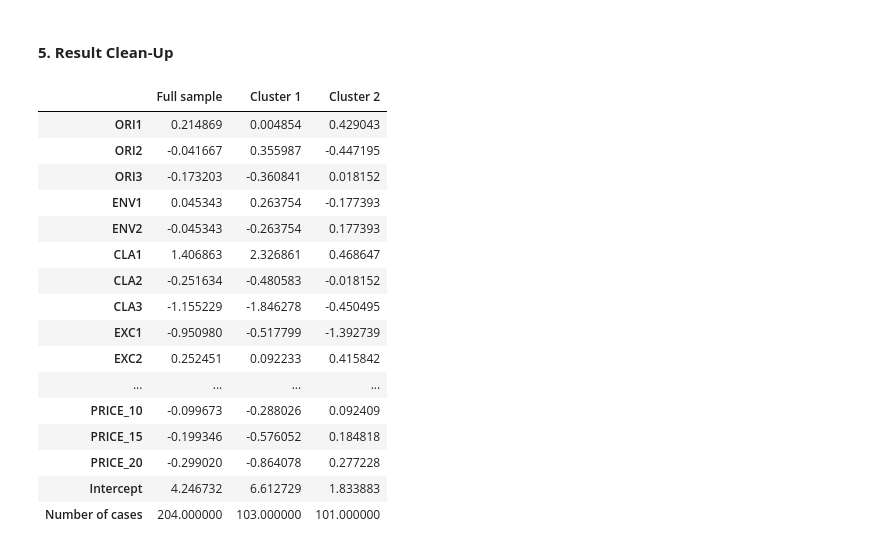
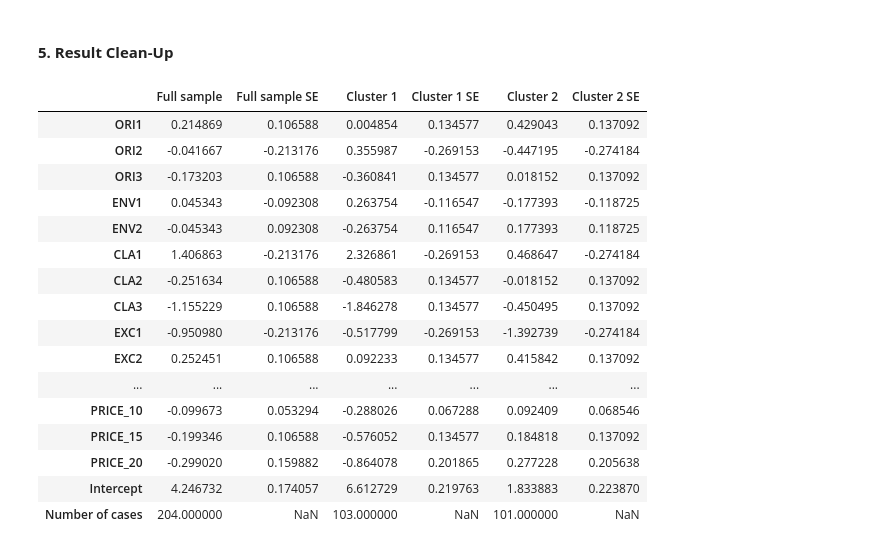
Before and after one commit to hyeondk/Bio-Economic-Value, a Jupyter notebook: 2. Analysis Code/2. Main Survey/6. 미생물 본설문_HB.ipynb, the cells around one changed output. Drawn from its saved outputs; the diff is of its cells as text; code cells hidden in the pictures.

```diff
--- a/2. Analysis Code/2. Main Survey/6. 미생물 본설문_HB.ipynb
+++ b/2. Analysis Code/2. Main Survey/6. 미생물 본설문_HB.ipynb
@@ -79,18 +79,18 @@ def get_ols_params_table(data_df):
     ols_params['Standard error'] = ols_result.bse
     ols_params['P-value'] = ols_result.pvalues.round(6)
 
-    ols_params_2 = ols_params[['Coefficient']].copy()
+    ols_params_2 = ols_params[['Coefficient', 'Standard error']].copy()
     add_params = [
-        -ols_params.loc['ORI1','Coefficient'] -ols_params.loc['ORI3','Coefficient'],
-        -ols_params.loc['ENV2','Coefficient'],
-        -ols_params.loc['CLA2','Coefficient'] -ols_params.loc['CLA3','Coefficient'],
-        -ols_params.loc['EXC2','Coefficient'] -ols_params.loc['EXC3','Coefficient'],
-        -ols_params.loc['NEW2','Coefficient'],
-        -ols_params.loc['INF2','Coefficient'] -ols_params.loc['INF3','Coefficient'],
-        2*ols_params.loc['PRICE','Coefficient'],
-        3*ols_params.loc['PRICE','Coefficient']
+        -ols_params.loc['ORI1',['Coefficient', 'Standard error']] -ols_params.loc['ORI3',['Coefficient', 'Standard error']],
+        -ols_params.loc['ENV2',['Coefficient', 'Standard error']],
+        -ols_params.loc['CLA2',['Coefficient', 'Standard error']] -ols_params.loc['CLA3',['Coefficient', 'Standard error']],
+        -ols_params.loc['EXC2',['Coefficient', 'Standard error']] -ols_params.loc['EXC3',['Coefficient', 'Standard error']],
+        -ols_params.loc['NEW2',['Coefficient', 'Standard error']],
+        -ols_params.loc['INF2',['Coefficient', 'Standard error']] -ols_params.loc['INF3',['Coefficient', 'Standard error']],
+        2*ols_params.loc['PRICE',['Coefficient', 'Standard error']],
+        3*ols_params.loc['PRICE',['Coefficient', 'Standard error']]
         ]
-    add_params = pd.DataFrame(add_params, columns=['Coefficient'],
+    add_params = pd.DataFrame(add_params, columns=['Coefficient', 'Standard error'],
                               index=['ORI2','ENV1','CLA1','EXC1','NEW1','INF1','PRICE_15','PRICE_20'])
     ols_params_2 = pd.concat([ols_params_2, add_params], axis=0)
     ols_params_2.rename(index={'PRICE':'PRICE_10'}, inplace=True)
@@ -303,34 +303,34 @@ group2_ols
 #### **5. Result Clean-Up**
 # %%
 summary_coef = pd.concat([total_ols_2, group1_ols_2, group2_ols_2], axis=1)
-summary_coef.columns = ['Full sample', 'Cluster 1', 'Cluster 2']
+summary_coef.columns = ['Full sample', 'Full sample SE', 'Cluster 1', 'Cluster 1 SE', 'Cluster 2', 'Cluster 2 SE']
 add_lines = pd.DataFrame([[len(DATA['INDEX'].unique()),
                            len(DATA_cluster.loc[idx_1,'INDEX'].unique()),
                            len(DATA_cluster.loc[idx_2,'INDEX'].unique())]],
                          columns=['Full sample', 'Cluster 1', 'Cluster 2'], index=['Number of cases'])
 summary_coef = pd.concat([summary_coef, add_lines], axis=0)
 
 # Output : csv file
 summary_coef_file_name = folder_root + '/' + '미생물_Summary_Coef.csv'
 summary_coef.to_csv(summary_coef_file_name, mode='w')
 
 # Result Check
 summary_coef
 # %% [output]
-|  | Full sample | Cluster 1 | Cluster 2 |
-| ORI1 | 0.214869 | 0.004854 | 0.429043 |
-| ORI2 | -0.041667 | 0.355987 | -0.447195 |
-| ORI3 | -0.173203 | -0.360841 | 0.018152 |
-| ENV1 | 0.045343 | 0.263754 | -0.177393 |
-| ENV2 | -0.045343 | -0.263754 | 0.177393 |
-| CLA1 | 1.406863 | 2.326861 | 0.468647 |
-| CLA2 | -0.251634 | -0.480583 | -0.018152 |
-| CLA3 | -1.155229 | -1.846278 | -0.450495 |
-| EXC1 | -0.950980 | -0.517799 | -1.392739 |
-| EXC2 | 0.252451 | 0.092233 | 0.415842 |
-| ... | ... | ... | ... |
-| PRICE_10 | -0.099673 | -0.288026 | 0.092409 |
-| PRICE_15 | -0.199346 | -0.576052 | 0.184818 |
-| PRICE_20 | -0.299020 | -0.864078 | 0.277228 |
-| Intercept | 4.246732 | 6.612729 | 1.833883 |
-| Number of cases | 204.000000 | 103.000000 | 101.000000 |
+|  | Full sample | Full sample SE | Cluster 1 | Cluster 1 SE | Cluster 2 | Cluster 2 SE |
+| ORI1 | 0.214869 | 0.106588 | 0.004854 | 0.134577 | 0.429043 | 0.137092 |
+| ORI2 | -0.041667 | -0.213176 | 0.355987 | -0.269153 | -0.447195 | -0.274184 |
+| ORI3 | -0.173203 | 0.106588 | -0.360841 | 0.134577 | 0.018152 | 0.137092 |
+| ENV1 | 0.045343 | -0.092308 | 0.263754 | -0.116547 | -0.177393 | -0.118725 |
+| ENV2 | -0.045343 | 0.092308 | -0.263754 | 0.116547 | 0.177393 | 0.118725 |
+| CLA1 | 1.406863 | -0.213176 | 2.326861 | -0.269153 | 0.468647 | -0.274184 |
+| CLA2 | -0.251634 | 0.106588 | -0.480583 | 0.134577 | -0.018152 | 0.137092 |
+| CLA3 | -1.155229 | 0.106588 | -1.846278 | 0.134577 | -0.450495 | 0.137092 |
+| EXC1 | -0.950980 | -0.213176 | -0.517799 | -0.269153 | -1.392739 | -0.274184 |
+| EXC2 | 0.252451 | 0.106588 | 0.092233 | 0.134577 | 0.415842 | 0.137092 |
+| ... | ... | ... | ... | ... | ... | ... |
+| PRICE_10 | -0.099673 | 0.053294 | -0.288026 | 0.067288 | 0.092409 | 0.068546 |
+| PRICE_15 | -0.199346 | 0.106588 | -0.576052 | 0.134577 | 0.184818 | 0.137092 |
+| PRICE_20 | -0.299020 | 0.159882 | -0.864078 | 0.201865 | 0.277228 | 0.205638 |
+| Intercept | 4.246732 | 0.174057 | 6.612729 | 0.219763 | 1.833883 | 0.223870 |
+| Number of cases | 204.000000 | NaN | 103.000000 | NaN | 101.000000 | NaN |
```
Also changed, not shown: parts of 2 cells of this notebook, 1 other file.
